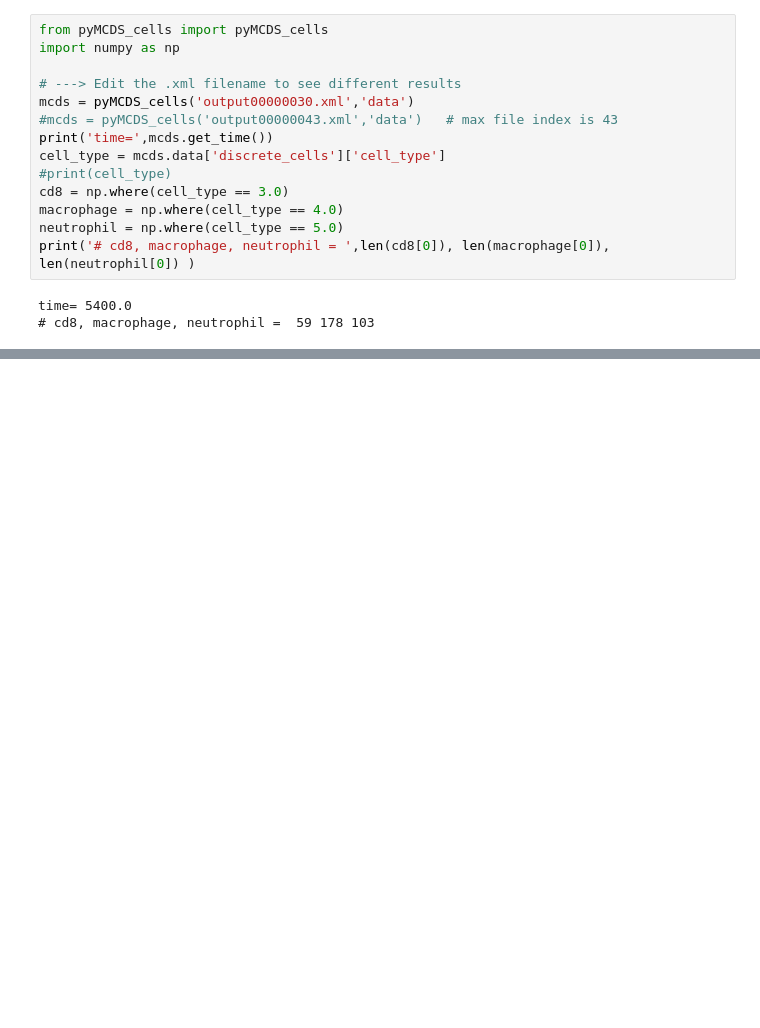
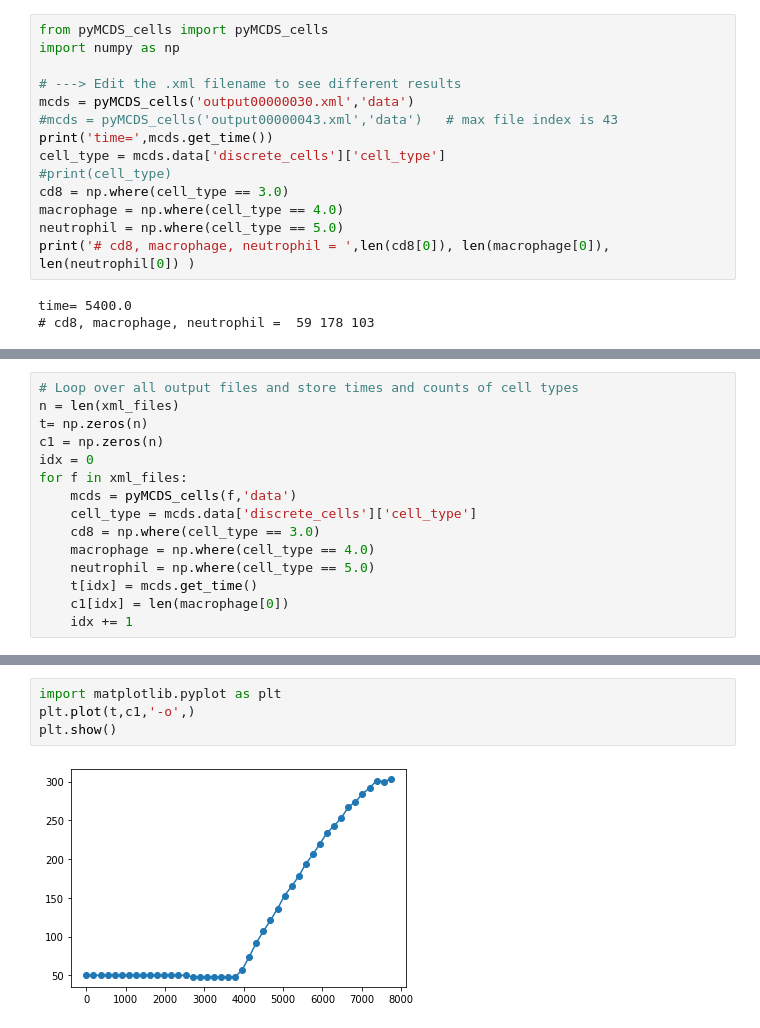
Before and after one commit to rheiland/covid19analysis, a Jupyter notebook: covid19analysis.ipynb, the cells around one changed output, grey strips where cells are left out. Saved outputs shown, nothing was run; the diff lists cells and outputs as text; blank space fills up the shorter version.

```diff
--- a/covid19analysis.ipynb
+++ b/covid19analysis.ipynb
@@ -54,0 +33,15 @@ time= 7740.0
+# %%
+# Loop over all output files and store times and counts of cell types
+n = len(xml_files)
+t= np.zeros(n)
+c1 = np.zeros(n)
+idx = 0
+for f in xml_files:
+    mcds = pyMCDS_cells(f,'data')
+    cell_type = mcds.data['discrete_cells']['cell_type']
+    cd8 = np.where(cell_type == 3.0)
+    macrophage = np.where(cell_type == 4.0)
+    neutrophil = np.where(cell_type == 5.0)
+    t[idx] = mcds.get_time()
+    c1[idx] = len(macrophage[0])
+    idx += 1
@@ -54,0 +63,6 @@ time= 7740.0
+# %%
+import matplotlib.pyplot as plt
+plt.plot(t,c1,'-o',)
+plt.show()
+# %% [output]
+[figure, added]
```
Also changed, not shown: parts of 3 cells of this notebook.
